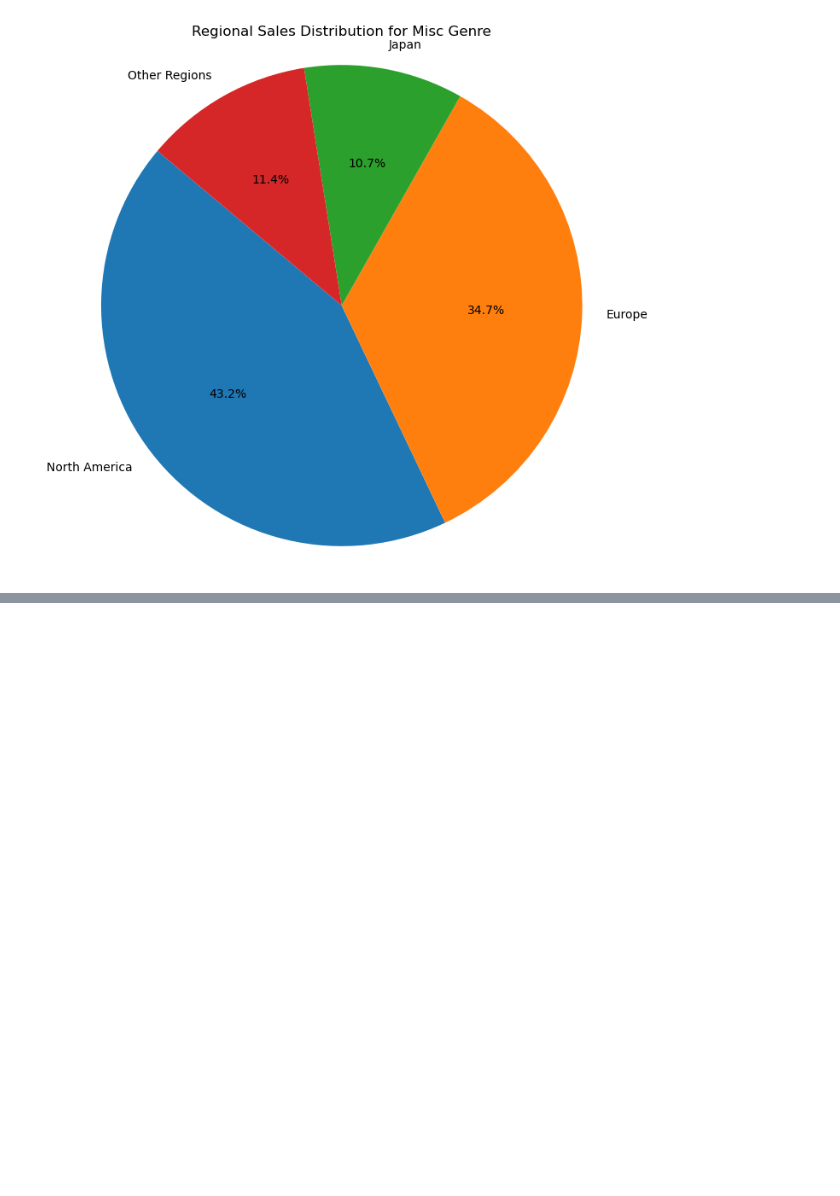
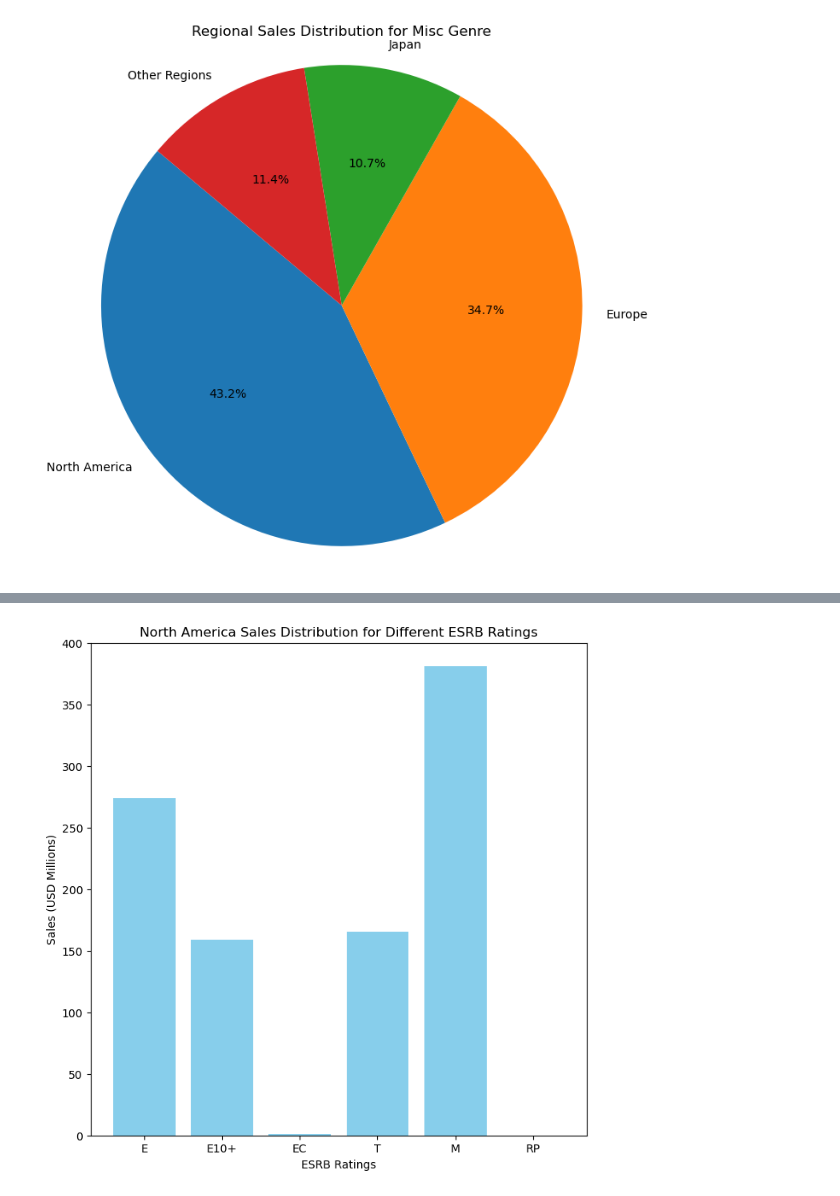
Before and after one commit to michav95/Integrated-Project-1, a Jupyter notebook: notebooks/EDA.ipynb, the cells around one changed output, grey strips where cells are left out. Drawn from its saved outputs; the diff is of its cells as text; code cells hidden in the pictures; blank space fills up the shorter version.

Commit message:
ESRB rating analysis

```diff
--- a/notebooks/EDA.ipynb
+++ b/notebooks/EDA.ipynb
@@ -1411,0 +1428,13 @@ plt.show()
+# %%
+# Create Bar Chart
+ratings = ['E', 'E10+', 'EC', 'T', 'M', 'RP']
+na_data_sales = [274.02, 159.23, 1.13, 165.71, 381.35, 0.00]
+
+plt.figure(figsize=(8,8))
+plt.bar(ratings, na_data_sales, color='skyblue')
+plt.title('North America Sales Distribution for Different ESRB Ratings')
+plt.xlabel('ESRB Ratings')
+plt.ylabel('Sales (USD Millions)')
+plt.show()
+# %% [output]
+[figure, added]
```
Also changed, not shown: parts of 6 cells of this notebook.
